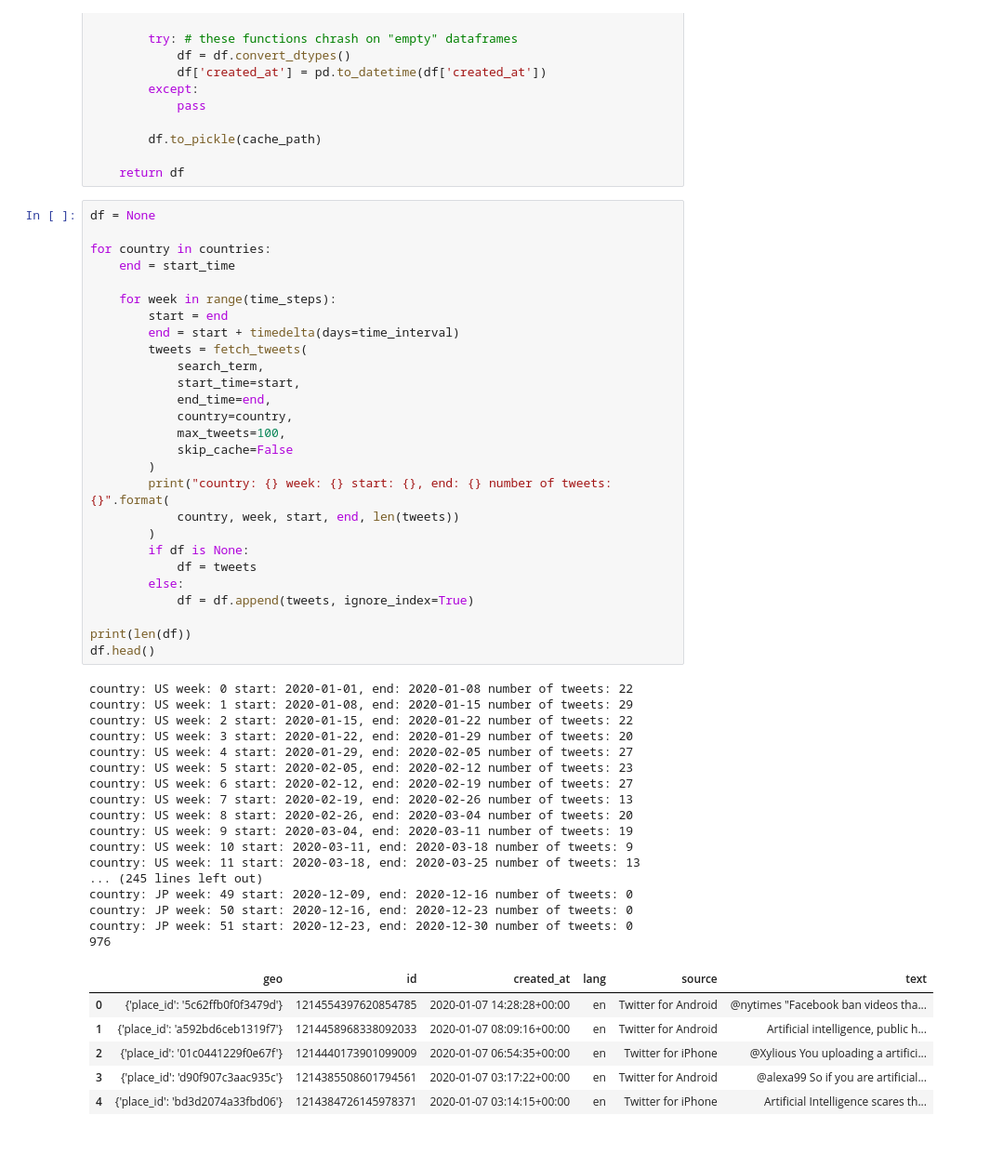
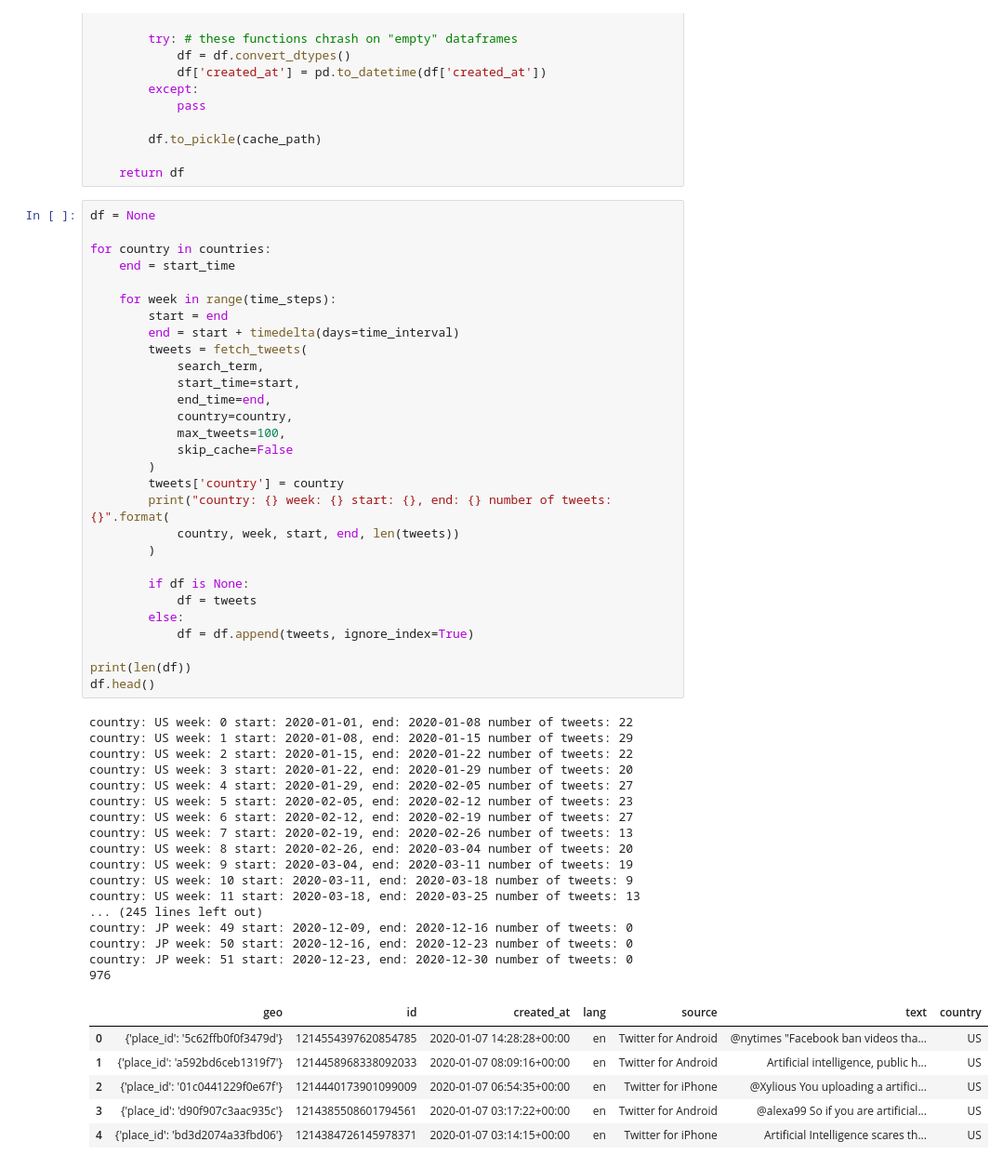
Before and after one commit to lukasleist/tud-is-sentiment, a Jupyter notebook: tool.ipynb, the cells around one changed output. Shown at 93% size. Cells and saved outputs as stored; diff of their text form.

```diff
--- a/tool.ipynb
+++ b/tool.ipynb
@@ -200,39 +202,41 @@ for country in countries:
             max_tweets=100,
             skip_cache=False
         )
+        tweets['country'] = country
         print("country: {} week: {} start: {}, end: {} number of tweets: {}".format(
             country, week, start, end, len(tweets))
         )
+
         if df is None:
             df = tweets
         else:
             df = df.append(tweets, ignore_index=True)
 
 print(len(df))
 df.head()
 # %% [output]
 country: US week: 0 start: 2020-01-01, end: 2020-01-08 number of tweets: 22
 country: US week: 1 start: 2020-01-08, end: 2020-01-15 number of tweets: 29
 country: US week: 2 start: 2020-01-15, end: 2020-01-22 number of tweets: 22
 country: US week: 3 start: 2020-01-22, end: 2020-01-29 number of tweets: 20
 country: US week: 4 start: 2020-01-29, end: 2020-02-05 number of tweets: 27
 country: US week: 5 start: 2020-02-05, end: 2020-02-12 number of tweets: 23
 country: US week: 6 start: 2020-02-12, end: 2020-02-19 number of tweets: 27
 country: US week: 7 start: 2020-02-19, end: 2020-02-26 number of tweets: 13
 country: US week: 8 start: 2020-02-26, end: 2020-03-04 number of tweets: 20
 country: US week: 9 start: 2020-03-04, end: 2020-03-11 number of tweets: 19
 country: US week: 10 start: 2020-03-11, end: 2020-03-18 number of tweets: 9
 country: US week: 11 start: 2020-03-18, end: 2020-03-25 number of tweets: 13
 ... (245 lines left out)
 country: JP week: 49 start: 2020-12-09, end: 2020-12-16 number of tweets: 0
 country: JP week: 50 start: 2020-12-16, end: 2020-12-23 number of tweets: 0
 country: JP week: 51 start: 2020-12-23, end: 2020-12-30 number of tweets: 0
 976
-|  | geo | id | created_at | lang | source | text |
-| 0 | {'place_id': '5c62ffb0f0f3479d'} | 1214554397620854785 | 2020-01-07 14:28:28+00:00 | en | Twitter for Android | @nytimes "Facebook ban videos tha... |
-| 1 | {'place_id': 'a592bd6ceb1319f7'} | 1214458968338092033 | 2020-01-07 08:09:16+00:00 | en | Twitter for Android | Artificial intelligence, public h... |
-| 2 | {'place_id': '01c0441229f0e67f'} | 1214440173901099009 | 2020-01-07 06:54:35+00:00 | en | Twitter for iPhone | @Xylious You uploading a artifici... |
-| 3 | {'place_id': 'd90f907c3aac935c'} | 1214385508601794561 | 2020-01-07 03:17:22+00:00 | en | Twitter for Android | @alexa99 So if you are artificial... |
-| 4 | {'place_id': 'bd3d2074a33fbd06'} | 1214384726145978371 | 2020-01-07 03:14:15+00:00 | en | Twitter for iPhone | Artificial Intelligence scares th... |
+|  | geo | id | created_at | lang | source | text | country |
+| 0 | {'place_id': '5c62ffb0f0f3479d'} | 1214554397620854785 | 2020-01-07 14:28:28+00:00 | en | Twitter for Android | @nytimes "Facebook ban videos tha... | US |
+| 1 | {'place_id': 'a592bd6ceb1319f7'} | 1214458968338092033 | 2020-01-07 08:09:16+00:00 | en | Twitter for Android | Artificial intelligence, public h... | US |
+| 2 | {'place_id': '01c0441229f0e67f'} | 1214440173901099009 | 2020-01-07 06:54:35+00:00 | en | Twitter for iPhone | @Xylious You uploading a artifici... | US |
+| 3 | {'place_id': 'd90f907c3aac935c'} | 1214385508601794561 | 2020-01-07 03:17:22+00:00 | en | Twitter for Android | @alexa99 So if you are artificial... | US |
+| 4 | {'place_id': 'bd3d2074a33fbd06'} | 1214384726145978371 | 2020-01-07 03:14:15+00:00 | en | Twitter for iPhone | Artificial Intelligence scares th... | US |
 # %%
 sentiment_df = df[df.lang.isin(languages)].reset_index().groupby(
```
Also changed, not shown: parts of 6 cells of this notebook.
